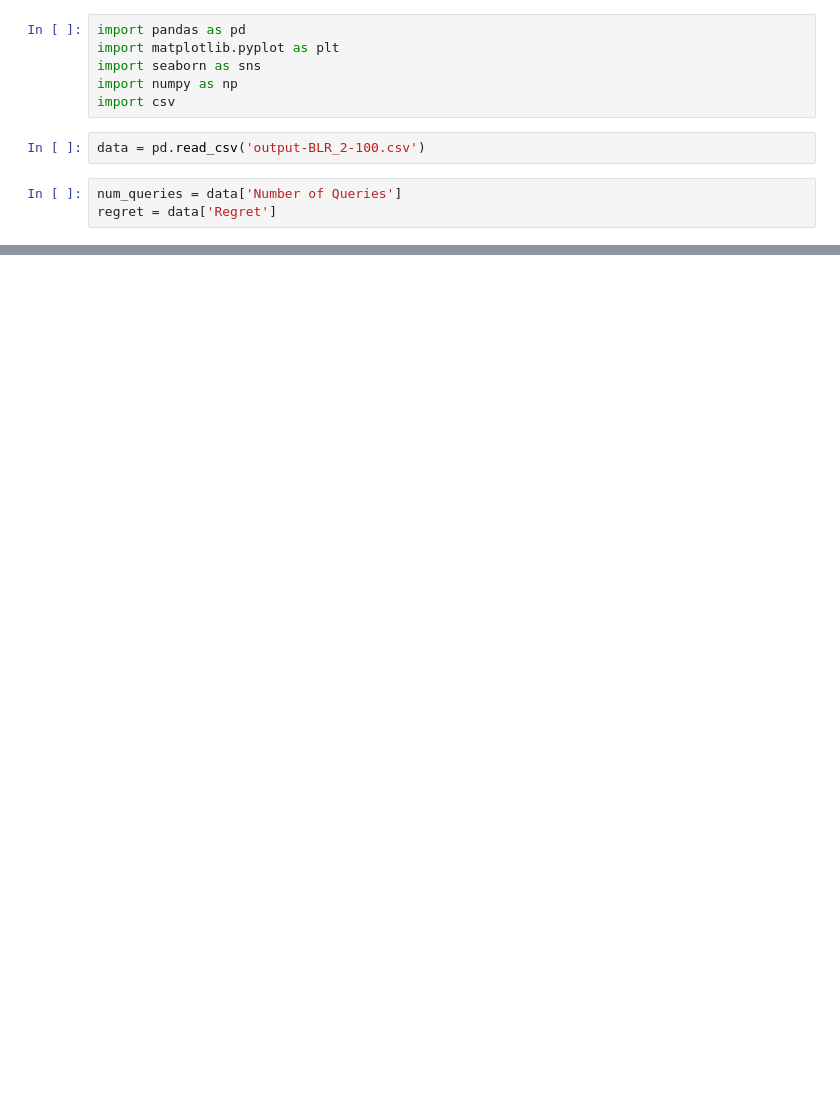
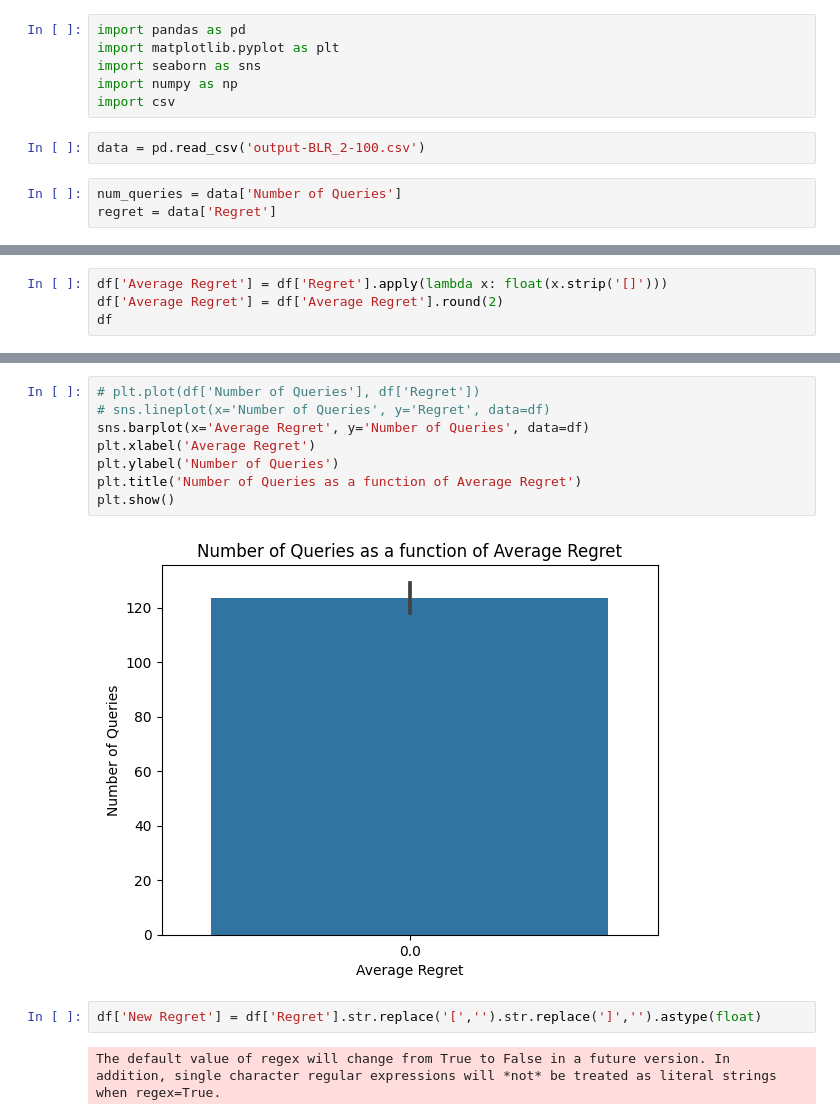
Before and after one commit to Amsterdam-Internships/Multi-objective_Optimization_using_Interactive_User_Approach, a Jupyter notebook: experiments/visualization-BLR.ipynb, the cells around one changed output, grey strips where cells are left out. Drawn from its saved outputs; the diff is of its cells as text; blank space fills up the shorter version.

```diff
--- a/experiments/visualization-BLR.ipynb
+++ b/experiments/visualization-BLR.ipynb
@@ -26,0 +28,4 @@ plt.show()
+# %%
+df['Average Regret'] = df['Regret'].apply(lambda x: float(x.strip('[]')))
+df['Average Regret'] = df['Average Regret'].round(2)
+df
@@ -26,0 +46,14 @@ plt.show()
+# %%
+# plt.plot(df['Number of Queries'], df['Regret'])
+# sns.lineplot(x='Number of Queries', y='Regret', data=df)
+sns.barplot(x='Average Regret', y='Number of Queries', data=df)
+plt.xlabel('Average Regret')
+plt.ylabel('Number of Queries')
+plt.title('Number of Queries as a function of Average Regret')
+plt.show()
+# %% [output]
+[figure, added]
+# %%
+df['New Regret'] = df['Regret'].str.replace('[','').str.replace(']','').astype(float)
+# %% [output]
+The default value of regex will change from True to False in a future version. In addition, single character regular expressions will *not* be treated as literal strings when regex=True.
```
Also changed, not shown: parts of 5 cells of this notebook, 6 other files.
